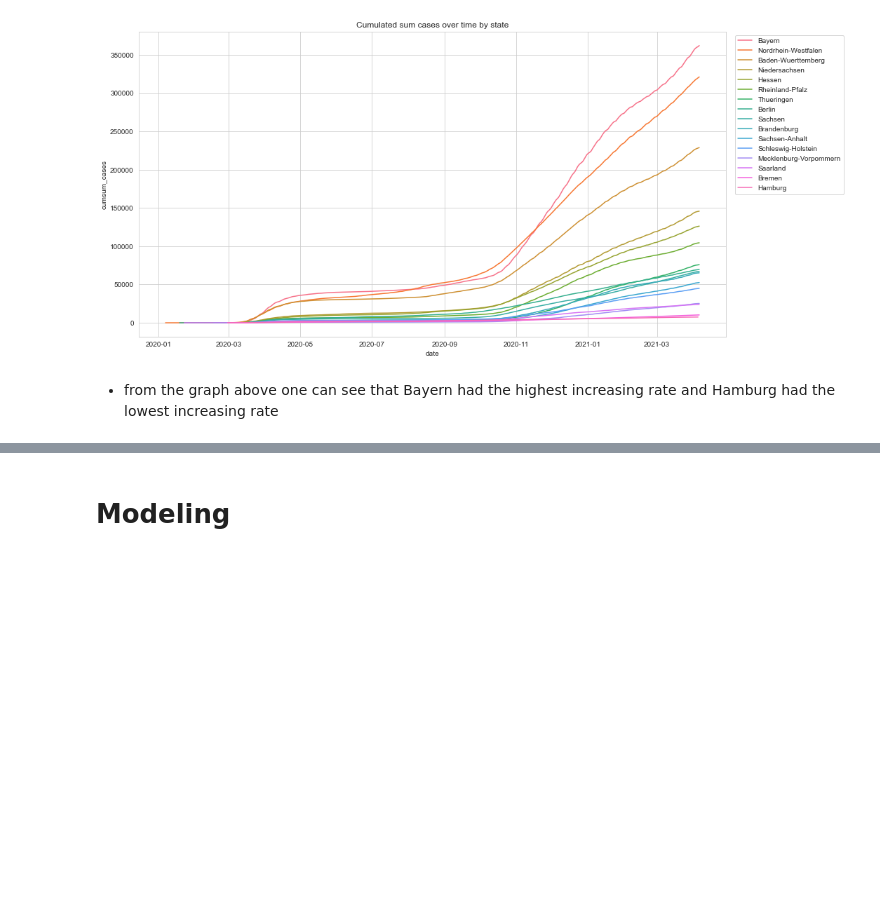
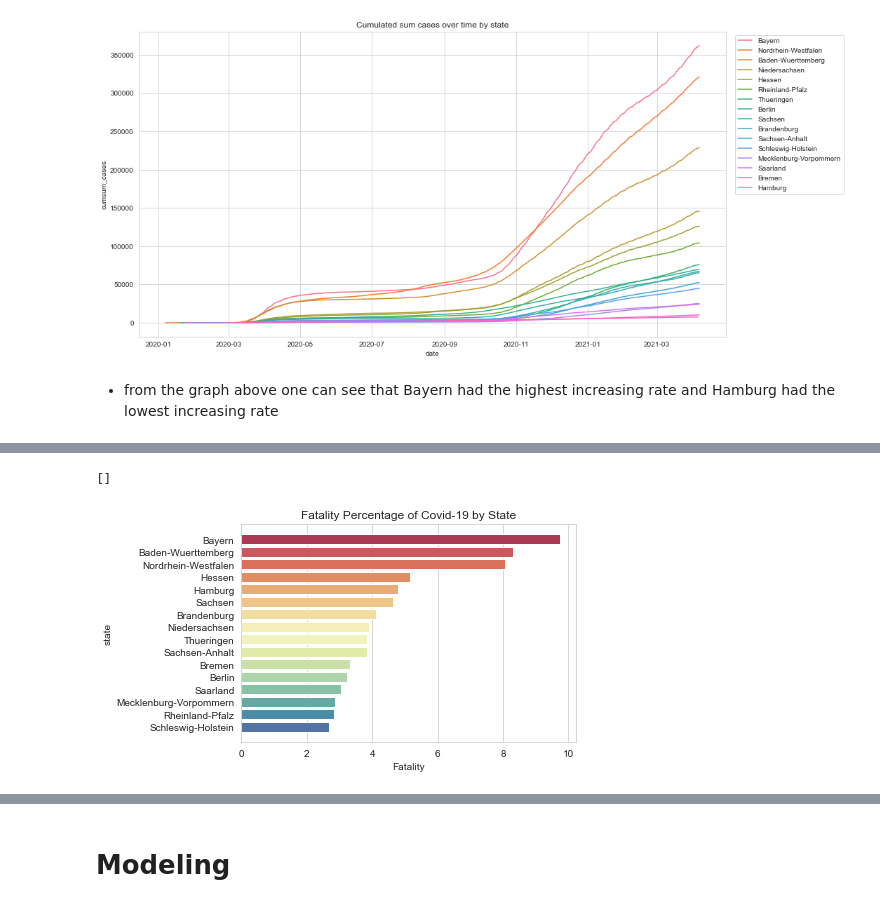
Before and after one commit to CrispenChisina07/Covid-19-in-Germany-Analysis, a Jupyter notebook: CSE 351 Final Project.ipynb, the cells around one changed output, grey strips where cells are left out. Cells and saved outputs as stored; diff of their text form; code cells hidden in the pictures; blank space fills up the shorter version.

```diff
--- a/CSE 351 Final Project.ipynb
+++ b/CSE 351 Final Project.ipynb
@@ -296,0 +327,10 @@ plt.show()
+# %%
+state_data = state_data.sort_values('Fatality', ascending=False)
+# %%
+sns.barplot(data=state_data, x='Fatality',
+            y=state_data.index, palette='Spectral')
+plt.title("Fatality Percentage of Covid-19 by State")
+plt.plot()
+# %% [output]
+[]
+[figure, added]
```
Also changed, not shown: parts of 17 cells of this notebook.
